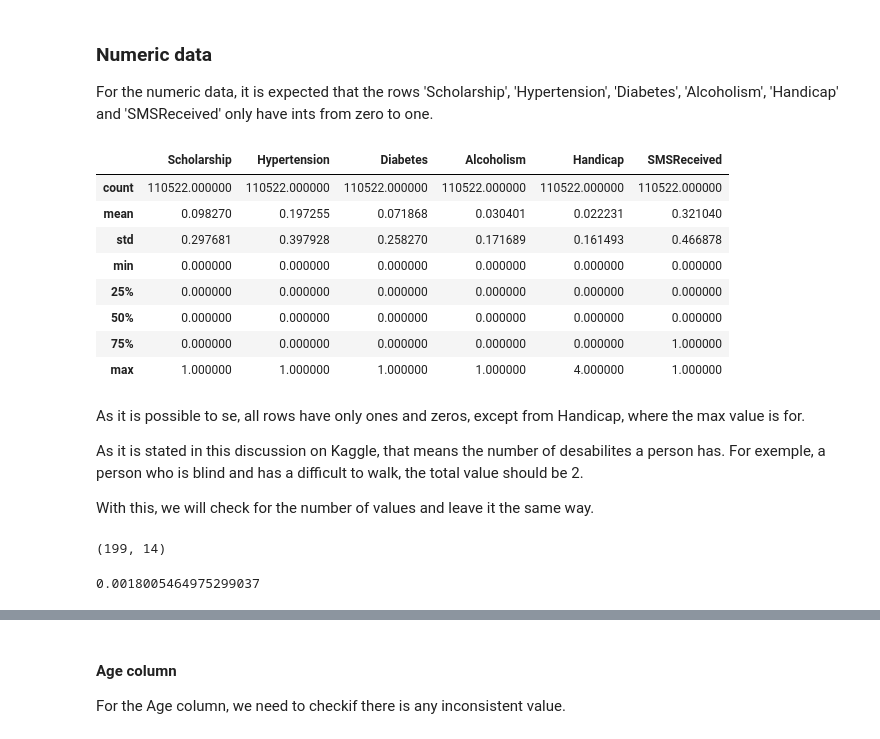
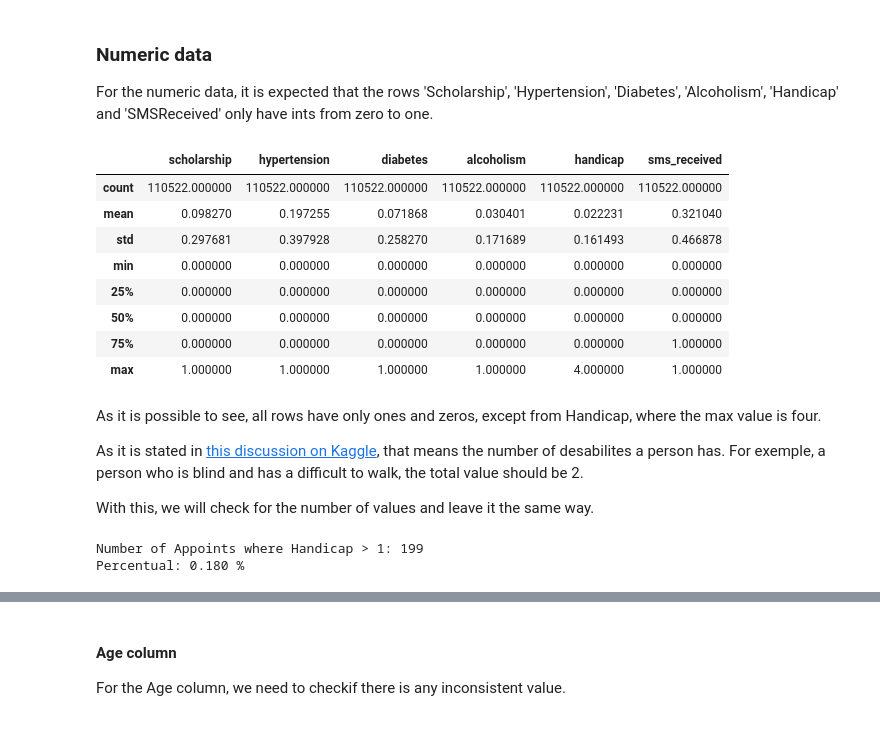
Before and after one commit to viniciusagsa/data-analyst-project, a Jupyter notebook: Investigate_a_Dataset.ipynb, the cells around one changed output, grey strips where cells are left out. Drawn from its saved outputs; the diff is of its cells as text; code cells hidden in the pictures.

```diff
--- a/Investigate_a_Dataset.ipynb
+++ b/Investigate_a_Dataset.ipynb
@@ -182,30 +223,32 @@ df.drop(
 # %% [markdown]
 ### Numeric data
 For the numeric data, it is expected that the rows 'Scholarship', 'Hypertension', 'Diabetes', 'Alcoholism', 'Handicap' and 'SMSReceived' only have ints from zero to one.
-# %%
-df[['Scholarship', 'Hypertension', 'Diabetes', 'Alcoholism', 'Handicap', 'SMSReceived']].describe()
-# %% [output]
-|  | Scholarship | Hypertension | Diabetes | Alcoholism | Handicap | SMSReceived |
-| count | 110522.000000 | 110522.000000 | 110522.000000 | 110522.000000 | 110522.000000 | 110522.000000 |
-| mean | 0.098270 | 0.197255 | 0.071868 | 0.030401 | 0.022231 | 0.321040 |
-| std | 0.297681 | 0.397928 | 0.258270 | 0.171689 | 0.161493 | 0.466878 |
-| min | 0.000000 | 0.000000 | 0.000000 | 0.000000 | 0.000000 | 0.000000 |
-| 25% | 0.000000 | 0.000000 | 0.000000 | 0.000000 | 0.000000 | 0.000000 |
-| 50% | 0.000000 | 0.000000 | 0.000000 | 0.000000 | 0.000000 | 0.000000 |
-| 75% | 0.000000 | 0.000000 | 0.000000 | 0.000000 | 0.000000 | 1.000000 |
-| max | 1.000000 | 1.000000 | 1.000000 | 1.000000 | 4.000000 | 1.000000 |
+# %%
+df[['scholarship', 'hypertension', 'diabetes', 'alcoholism', 'handicap', 'sms_received']].describe()
+# %% [output]
+|  | scholarship | hypertension | diabetes | alcoholism | handicap | sms_received |
+| count | 110522.000000 | 110522.000000 | 110522.000000 | 110522.000000 | 110522.000000 | 110522.000000 |
+| mean | 0.098270 | 0.197255 | 0.071868 | 0.030401 | 0.022231 | 0.321040 |
+| std | 0.297681 | 0.397928 | 0.258270 | 0.171689 | 0.161493 | 0.466878 |
+| min | 0.000000 | 0.000000 | 0.000000 | 0.000000 | 0.000000 | 0.000000 |
+| 25% | 0.000000 | 0.000000 | 0.000000 | 0.000000 | 0.000000 | 0.000000 |
+| 50% | 0.000000 | 0.000000 | 0.000000 | 0.000000 | 0.000000 | 0.000000 |
+| 75% | 0.000000 | 0.000000 | 0.000000 | 0.000000 | 0.000000 | 1.000000 |
+| max | 1.000000 | 1.000000 | 1.000000 | 1.000000 | 4.000000 | 1.000000 |
 # %% [markdown]
-As it is possible to se, all rows have only ones and zeros, except from Handicap, where the max value is for.
+As it is possible to see, all rows have only ones and zeros, except from Handicap, where the max value is four.
 
-As it is stated in this discussion on Kaggle, that means the number of desabilites a person has. For exemple, a person who is blind and has a difficult to walk, the total value should be 2.
+As it is stated in [this discussion on Kaggle](https://www.kaggle.com/datasets/joniarroba/noshowappointments/discussion/29699), that means the number of desabilites a person has. For exemple, a person who is blind and has a difficult to walk, the total value should be 2.
 
 With this, we will check for the number of values and leave it the same way.
-# %%
-df[df.Handicap > 1].shape
-# %% [output]
-(199, 14)
-# %%
-199/110522
-# %% [output]
-0.0018005464975299037
+# %%
+print(
+    f"""
+Number of Appoints where Handicap > 1: {df[df.handicap > 1].shape[0]}
+Percentual: {df[df.handicap > 1].shape[0] / df.shape[0] * 100:.3f} %
+    """
+)
+# %% [output]
+Number of Appoints where Handicap > 1: 199
+Percentual: 0.180 %
 # %% [markdown]
```
Also changed, not shown: parts of 40 cells of this notebook.
